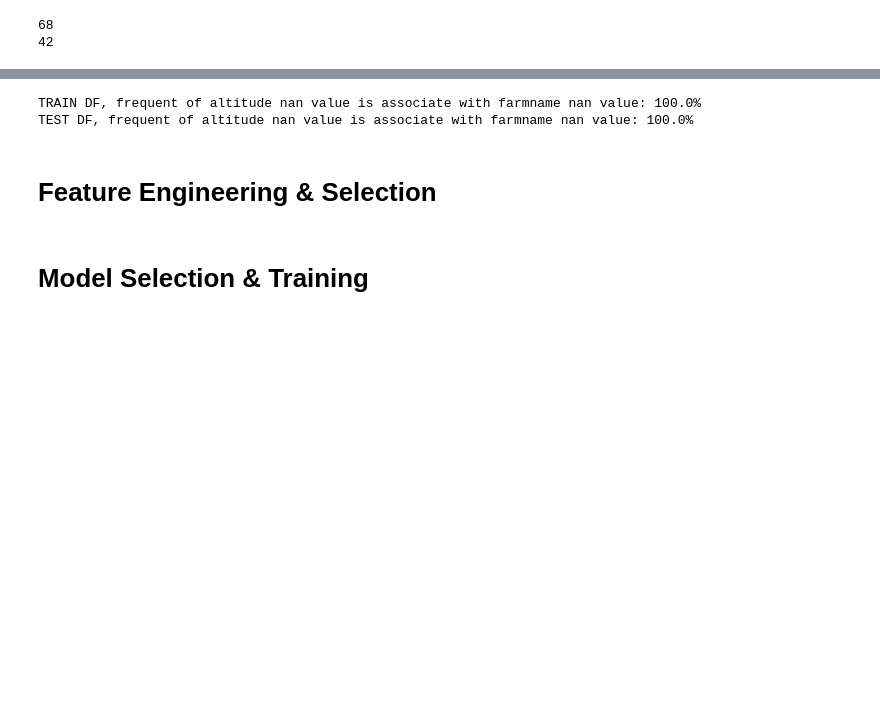
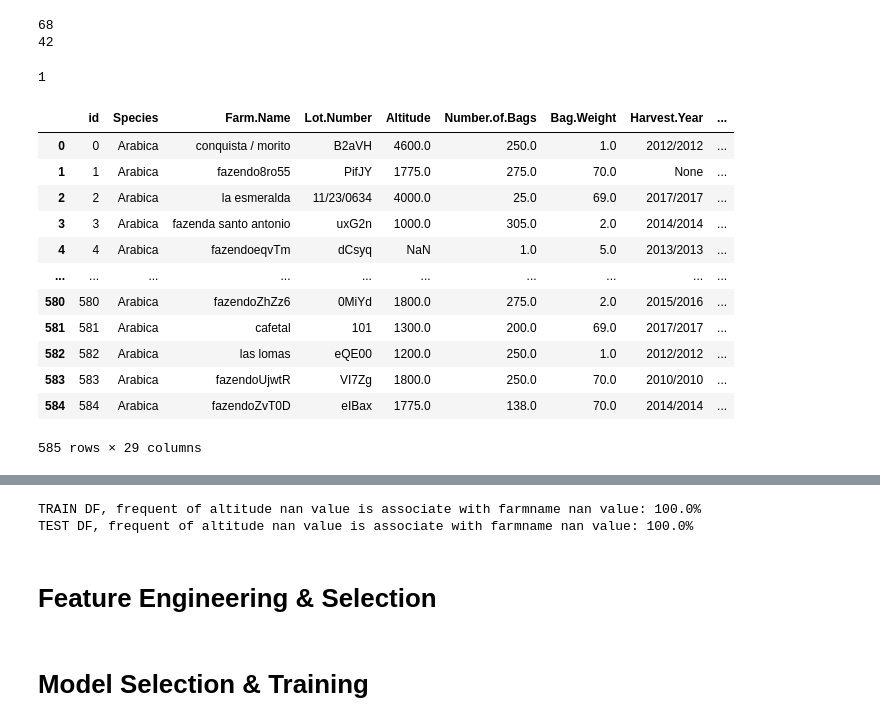
Before and after one commit to juliohsu/kaggle-competitions, a Jupyter notebook: coffee-bean-prediction/main.ipynb, the cells around one changed output, grey strips where cells are left out. Cells and saved outputs as stored; diff of their text form; code cells hidden in the pictures; blank space fills up the shorter version.

```diff
--- a/coffee-bean-prediction/main.ipynb
+++ b/coffee-bean-prediction/main.ipynb
@@ -407,3 +411,68 @@ print(train_df["Altitude"].isna().sum())
 # %% [output]
 68
 42
+# %%
+train_df["Quakers"].isna().sum()
+# %% [output]
+1
+# %%
+# quakers nan value (category of quakers: defects )
+def category_of_quakers(df):
+    cat_quakers = {}
+    for _, row in df[["Category.One.Defects", "Category.Two.Defects", "Quakers"]].iterrows():
+        q = row["Quakers"]
+        cat_1 = row["Category.One.Defects"]
+        cat_2 = row["Category.Two.Defects"]
+        if q not in cat_quakers:
+            cat_quakers[q] = {
+                "Category.One.Defects": [cat_1],
+                "Category.Two.Defects": [cat_2]
+            }
+        else:
+            if cat_1 not in cat_quakers[q]["Category.One.Defects"]:
+                cat_quakers[q]["Category.One.Defects"].append(cat_1)
+            if cat_2 not in cat_quakers[q]["Category.Two.Defects"]:
+                cat_quakers[q]["Category.Two.Defects"].append(cat_2)
+    return cat_quakers
+
+def convert_quakers_nan(df):
+    df_without_nan = df[df["Quakers"].notna()]
+    cat_quakers = category_of_quakers(df_without_nan)
+
+    df_with_nan = df[df["Quakers"].isna()]
+    id = pd.NA
+    quakers = pd.NA
+
+    for _, row in df_with_nan.iterrows():
+        cat_1 = row["Category.One.Defects"]
+        cat_2 = row["Category.Two.Defects"]
+        for rank in cat_quakers:
+            cat_1_rank = cat_quakers[rank]["Category.One.Defects"]
+            cat_2_rank = cat_quakers[rank]["Category.Two.Defects"]
+            if cat_1 in cat_1_rank and cat_2 in cat_2_rank:
+                id = row["id"]
+                quakers = rank
+
+    if pd.notna(id) & pd.notna(quakers):
+        for index, row in df.iterrows():
+            if row["id"] == id:
+                df.iloc[index, 24] = quakers
+
+    return df
+
+
+convert_quakers_nan(train_df)
+# %% [output]
+|  | id | Species | Farm.Name | Lot.Number | Altitude | Number.of.Bags | Bag.Weight | Harvest.Year | ... |
+| 0 | 0 | Arabica | conquista / morito | B2aVH | 4600.0 | 250.0 | 1.0 | 2012/2012 | ... |
+| 1 | 1 | Arabica | fazendo8ro55 | PifJY | 1775.0 | 275.0 | 70.0 | None | ... |
+| 2 | 2 | Arabica | la esmeralda | 11/23/0634 | 4000.0 | 25.0 | 69.0 | 2017/2017 | ... |
+| 3 | 3 | Arabica | fazenda santo antonio | uxG2n | 1000.0 | 305.0 | 2.0 | 2014/2014 | ... |
+| 4 | 4 | Arabica | fazendoeqvTm | dCsyq | NaN | 1.0 | 5.0 | 2013/2013 | ... |
+| ... | ... | ... | ... | ... | ... | ... | ... | ... | ... |
+| 580 | 580 | Arabica | fazendoZhZz6 | 0MiYd | 1800.0 | 275.0 | 2.0 | 2015/2016 | ... |
+| 581 | 581 | Arabica | cafetal | 101 | 1300.0 | 200.0 | 69.0 | 2017/2017 | ... |
+| 582 | 582 | Arabica | las lomas | eQE00 | 1200.0 | 250.0 | 1.0 | 2012/2012 | ... |
+| 583 | 583 | Arabica | fazendoUjwtR | VI7Zg | 1800.0 | 250.0 | 70.0 | 2010/2010 | ... |
+| 584 | 584 | Arabica | fazendoZvT0D | eIBax | 1775.0 | 138.0 | 70.0 | 2014/2014 | ... |
+585 rows × 29 columns
```
Also changed, not shown: parts of 13 cells of this notebook, 1 other file.
